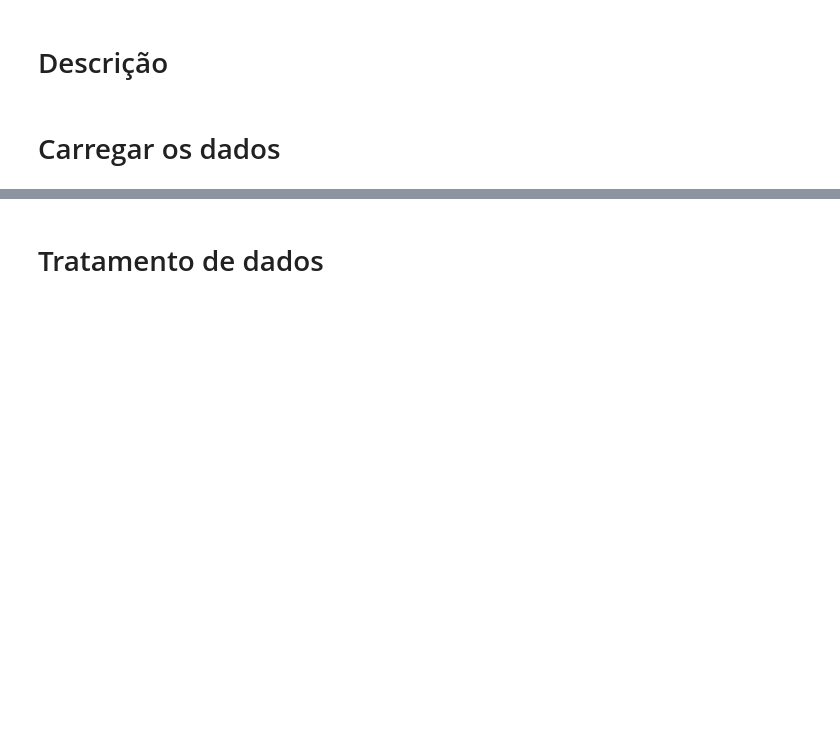
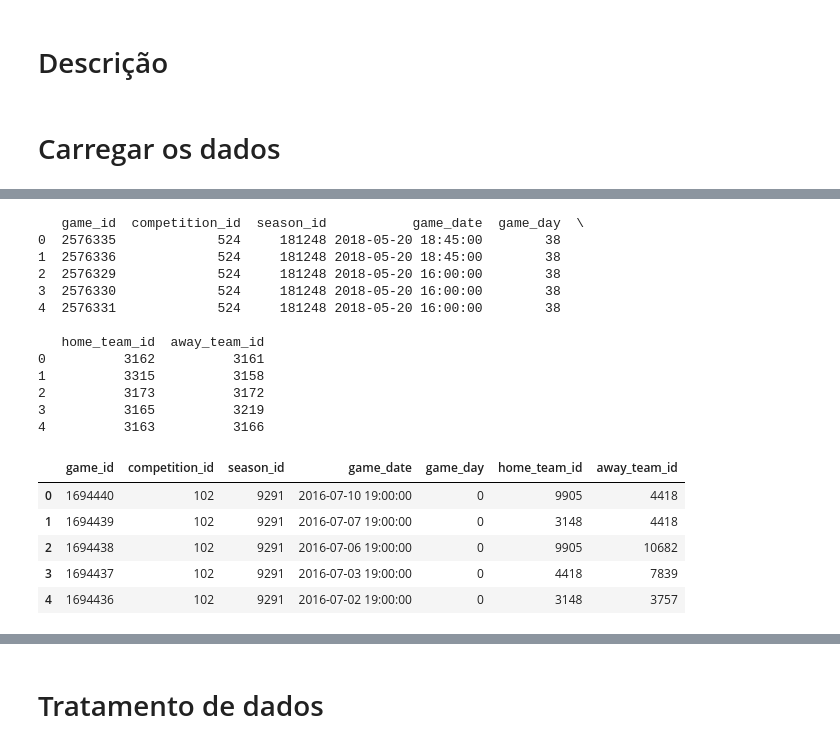
Before and after one commit to JoaoLucas23/ProjetoAprendizadoMaquina, a Jupyter notebook: ProjetoAM.ipynb, the cells around one changed output, grey strips where cells are left out. Drawn from its saved outputs; the diff is of its cells as text; code cells hidden in the pictures; blank space fills up the shorter version.

```diff
--- a/ProjetoAM.ipynb
+++ b/ProjetoAM.ipynb
@@ -91,0 +38,45 @@ memory usage: 322.5+ MB
+# %%
+DATA_DIR = 'data'
+WYL = PublicWyscoutLoader(root=DATA_DIR)
+TRAIN_COMPETITIONS = ['German first division', 'Italian first division', 'French first division', 'Spanish first division', 'English first division']
+TEST_COMPETITIONS = ['World Cup', 'European Championship']
+
+competitions = WYL.competitions()
+
+train_competions = competitions[competitions.competition_name.isin(TRAIN_COMPETITIONS)]
+test_competions = competitions[competitions.competition_name.isin(TEST_COMPETITIONS)]
+
+# Load all matches of the training competitions
+train_games = pd.concat([
+    WYL.games(competition_id=competition.competition_id, season_id=competition.season_id)
+    for competition in train_competions.itertuples()
+])
+
+print(train_games.head())
+
+test_games = pd.concat([
+    WYL.games(competition_id=competition.competition_id, season_id=competition.season_id)
+    for competition in test_competions.itertuples()
+])
+
+test_games.head()
+# %% [output]
+   game_id  competition_id  season_id           game_date  game_day  \
+0  2576335             524     181248 2018-05-20 18:45:00        38
+1  2576336             524     181248 2018-05-20 18:45:00        38
+2  2576329             524     181248 2018-05-20 16:00:00        38
+3  2576330             524     181248 2018-05-20 16:00:00        38
+4  2576331             524     181248 2018-05-20 16:00:00        38
+
+   home_team_id  away_team_id
+0          3162          3161
+1          3315          3158
+2          3173          3172
+3          3165          3219
+4          3163          3166
+|  | game_id | competition_id | season_id | game_date | game_day | home_team_id | away_team_id |
+| 0 | 1694440 | 102 | 9291 | 2016-07-10 19:00:00 | 0 | 9905 | 4418 |
+| 1 | 1694439 | 102 | 9291 | 2016-07-07 19:00:00 | 0 | 3148 | 4418 |
+| 2 | 1694438 | 102 | 9291 | 2016-07-06 19:00:00 | 0 | 9905 | 10682 |
+| 3 | 1694437 | 102 | 9291 | 2016-07-03 19:00:00 | 0 | 4418 | 7839 |
+| 4 | 1694436 | 102 | 9291 | 2016-07-02 19:00:00 | 0 | 3148 | 3757 |
```
Also changed, not shown: parts of 40 cells of this notebook.
